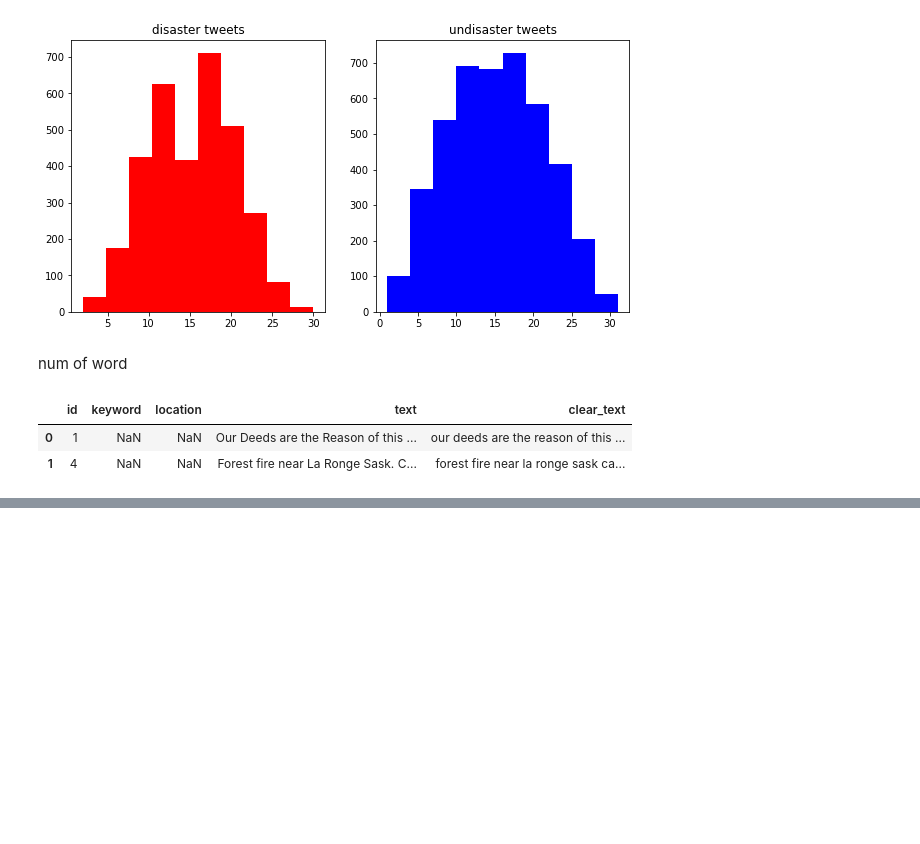
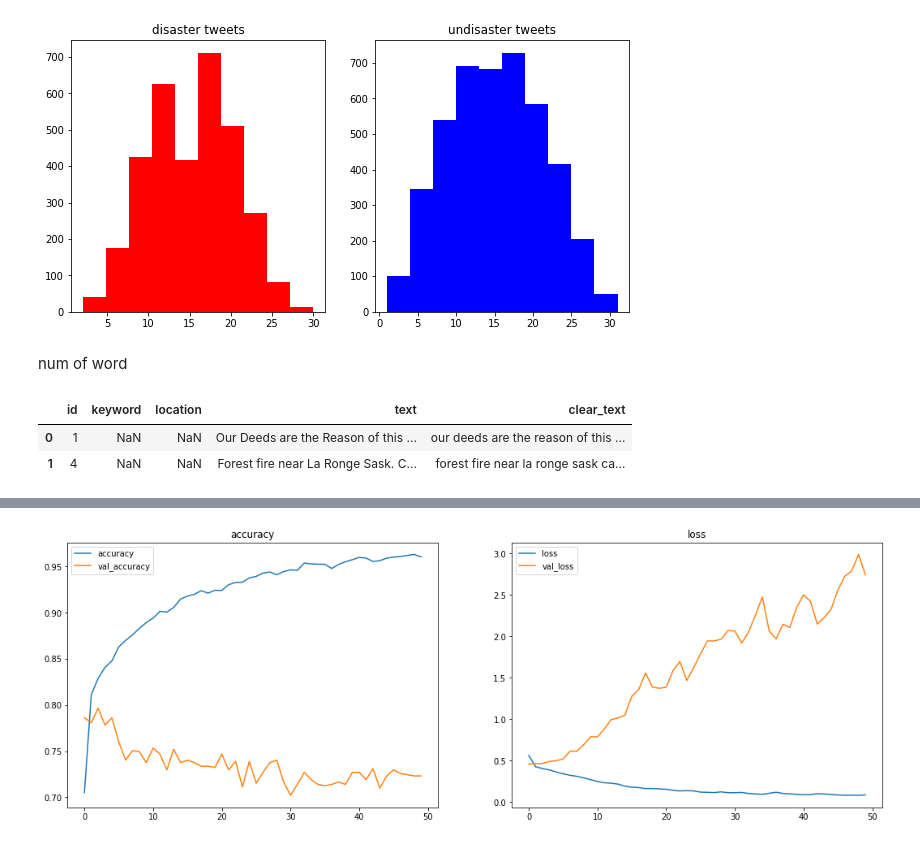
Before and after one commit to newdm2000/Kaggle_Competition, a Jupyter notebook: NLP with Disaster Tweets/code.ipynb, the cells around one changed output, grey strips where cells are left out. Cells and saved outputs as stored; diff of their text form; code cells hidden in the pictures; blank space fills up the shorter version.

```diff
--- a/NLP with Disaster Tweets/code.ipynb
+++ b/NLP with Disaster Tweets/code.ipynb
@@ -129,0 +168,14 @@ for i in tqdm(range(len(clear_text_list))):
+# %%
+vocab_size = 1000
+token = Tokenizer(num_words = vocab_size)
+token.fit_on_texts(sentenses)
+
+train_sequences = token.texts_to_sequences(train_x)
+val_sequences = token.texts_to_sequences(val_x)
+# %%
+trunc_type = 'post'
+padding_type = 'post'
+
+max_length = 120
+train_pad = pad_sequences(train_sequences, truncating=trunc_type, padding=padding_type, maxlen=max_length)
+val_pad = pad_sequences(val_sequences, truncating=trunc_type, padding=padding_type, maxlen=max_length)
@@ -129,0 +198,3 @@ for i in tqdm(range(len(clear_text_list))):
+# %%
+model.summary()
+model.compile(loss='binary_crossentropy', optimizer='adam', metrics=['accuracy'])
@@ -129,0 +219,9 @@ for i in tqdm(range(len(clear_text_list))):
+# %%
+epochs = 50
+history = model.fit(
+    train_pad,
+    train_y,
+    validation_data=(val_pad, val_y),
+    epochs=epochs,
+    verbose=1
+    )
@@ -129,0 +246,20 @@ for i in tqdm(range(len(clear_text_list))):
+# %%
+plt.figure(figsize=(18, 6))
+
+# 에포크별 정확도
+plt.subplot(1,2,1)
+plt.plot(history.history["accuracy"], label="accuracy")
+plt.plot(history.history["val_accuracy"], label="val_accuracy")
+plt.title("accuracy")
+plt.legend()
+
+# 에포크별 손실률
+plt.subplot(1,2,2)
+plt.plot(history.history["loss"], label="loss")
+plt.plot(history.history["val_loss"], label="val_loss")
+plt.title("loss")
+plt.legend()
+
+plt.show()
+# %% [output]
+[figure, added]
```
Also changed, not shown: parts of 11 cells of this notebook, 1 other file.
